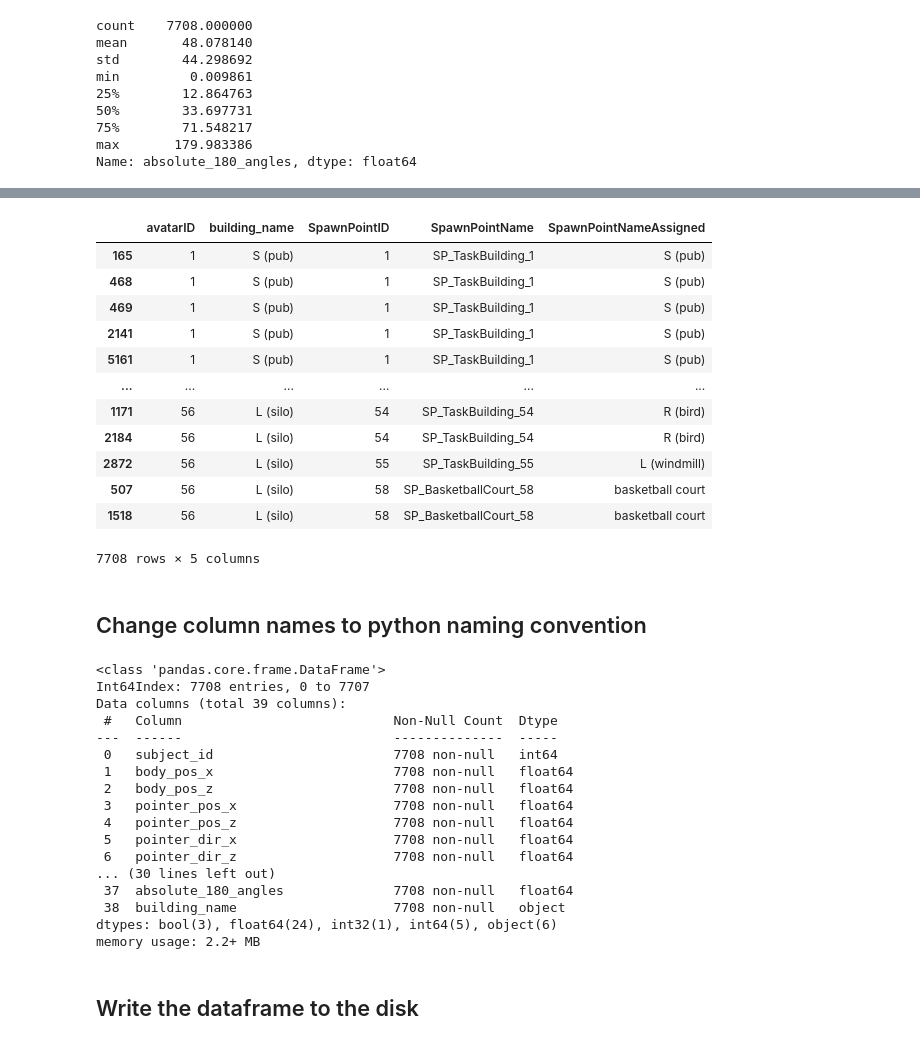
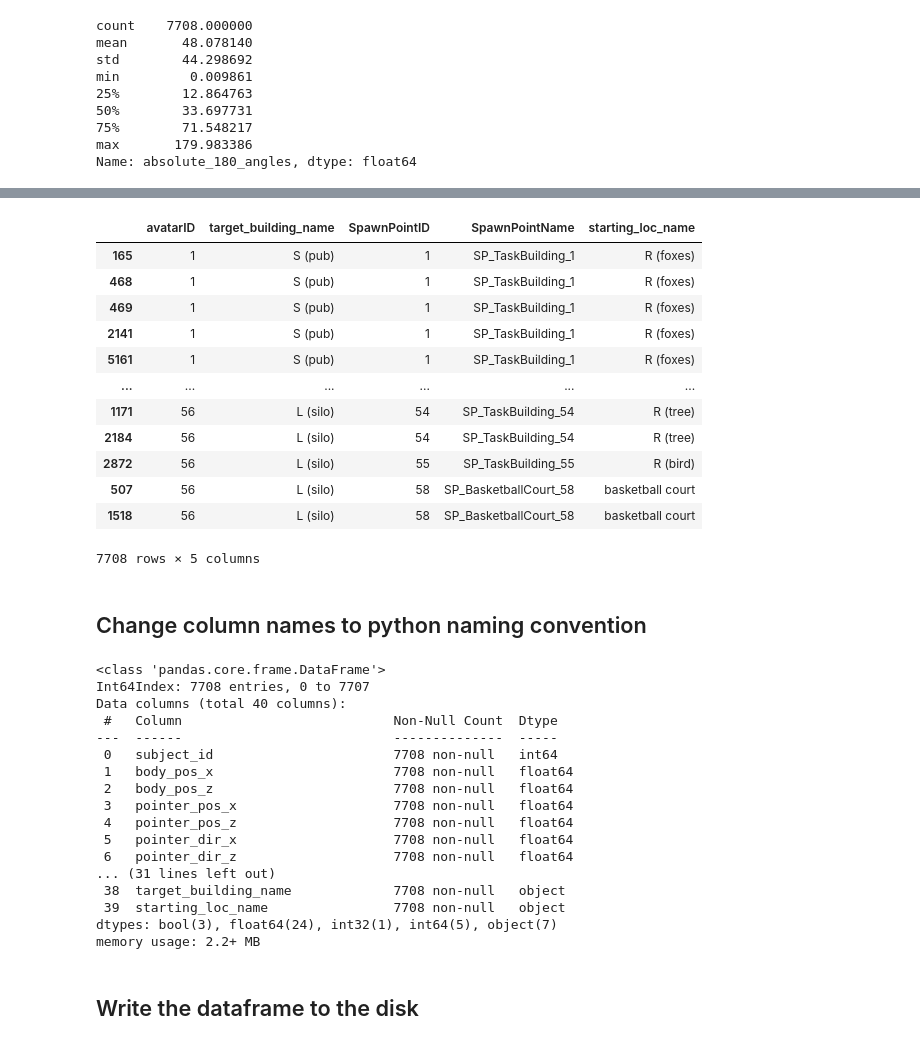
Before and after one commit to nora-maleki/humanA-pointing-task-analysis, a Jupyter notebook: analyses/01_main/01_preprocessing.ipynb, the cells around one changed output, grey strips where cells are left out. Saved outputs shown, nothing was run; the diff lists cells and outputs as text; code cells hidden in the pictures.

Commit message:
mapped target building and starting location ids to the place name

```diff
--- a/analyses/01_main/01_preprocessing.ipynb
+++ b/analyses/01_main/01_preprocessing.ipynb
@@ -707,22 +690,22 @@ a
 # %%
-name_dict = dict(zip(avatar_info.AvatarID, avatar_info.PlaceName))
+name_dict_ha = dict(zip(avatar_info.AvatarID, avatar_info.PlaceName))
+name_dict_sl = dict(zip(starting_locations.SpawnPointName, starting_locations.SpawnPointNameMeaningful))
 
-df_cleaned['building_name'] = df_cleaned.avatarID.map(name_dict)
+df_cleaned['target_building_name'] = df_cleaned.avatarID.map(name_dict_ha)
+df_cleaned['starting_loc_name'] = df_cleaned.SpawnPointName.map(name_dict_sl)
 
-df_cleaned['SpawnPointNameAssigned'] = df_cleaned.SpawnPointID.map(name_dict)
-
-df_cleaned[['avatarID', 'building_name', 'SpawnPointID', 'SpawnPointName', 'SpawnPointNameAssigned']].sort_values(['avatarID', 'SpawnPointID'])
+df_cleaned[['avatarID', 'target_building_name', 'SpawnPointID', 'SpawnPointName', 'starting_loc_name']].sort_values(['avatarID', 'SpawnPointID'])
 # %% [output]
-|  | avatarID | building_name | SpawnPointID | SpawnPointName | SpawnPointNameAssigned |
-| 165 | 1 | S (pub) | 1 | SP_TaskBuilding_1 | S (pub) |
-| 468 | 1 | S (pub) | 1 | SP_TaskBuilding_1 | S (pub) |
-| 469 | 1 | S (pub) | 1 | SP_TaskBuilding_1 | S (pub) |
-| 2141 | 1 | S (pub) | 1 | SP_TaskBuilding_1 | S (pub) |
-| 5161 | 1 | S (pub) | 1 | SP_TaskBuilding_1 | S (pub) |
+|  | avatarID | target_building_name | SpawnPointID | SpawnPointName | starting_loc_name |
+| 165 | 1 | S (pub) | 1 | SP_TaskBuilding_1 | R (foxes) |
+| 468 | 1 | S (pub) | 1 | SP_TaskBuilding_1 | R (foxes) |
+| 469 | 1 | S (pub) | 1 | SP_TaskBuilding_1 | R (foxes) |
+| 2141 | 1 | S (pub) | 1 | SP_TaskBuilding_1 | R (foxes) |
+| 5161 | 1 | S (pub) | 1 | SP_TaskBuilding_1 | R (foxes) |
 | ... | ... | ... | ... | ... | ... |
-| 1171 | 56 | L (silo) | 54 | SP_TaskBuilding_54 | R (bird) |
-| 2184 | 56 | L (silo) | 54 | SP_TaskBuilding_54 | R (bird) |
-| 2872 | 56 | L (silo) | 55 | SP_TaskBuilding_55 | L (windmill) |
+| 1171 | 56 | L (silo) | 54 | SP_TaskBuilding_54 | R (tree) |
+| 2184 | 56 | L (silo) | 54 | SP_TaskBuilding_54 | R (tree) |
+| 2872 | 56 | L (silo) | 55 | SP_TaskBuilding_55 | R (bird) |
 | 507 | 56 | L (silo) | 58 | SP_BasketballCourt_58 | basketball court |
 | 1518 | 56 | L (silo) | 58 | SP_BasketballCourt_58 | basketball court |
 7708 rows × 5 columns
@@ -748,7 +731,7 @@ df_cleaned = df_cleaned.rename(columns = {'SubjectID'               : 'subject_i
                                           'BuildingID'              : 'building_id',
                                           'BuildingCenterWorld_x'   : 'building_center_x',
                                           'BuildingCenterWorld_z'   : 'building_center_z',
-                                          'SpawnPointName'          : 'starting_loc_name',
+                                          'SpawnPointName'          : 'starting_loc_unity_name',
                                           'SpawnPointID'            : 'starting_loc_id',
                                           'SpawnPointCenterWorld.x' : 'starting_loc_x',
                                           'SpawnPointCenterWorld.z' : 'starting_loc_z',
@@ -760,7 +743,7 @@ df_cleaned.info()
 # %% [output]
 <class 'pandas.core.frame.DataFrame'>
 Int64Index: 7708 entries, 0 to 7707
-Data columns (total 39 columns):
+Data columns (total 40 columns):
  #   Column                           Non-Null Count  Dtype
 ---  ------                           --------------  -----
  0   subject_id                       7708 non-null   int64
@@ -770,10 +753,10 @@ Data columns (total 39 columns):
  4   pointer_pos_z                    7708 non-null   float64
  5   pointer_dir_x                    7708 non-null   float64
  6   pointer_dir_z                    7708 non-null   float64
-... (30 lines left out)
- 37  absolute_180_angles              7708 non-null   float64
- 38  building_name                    7708 non-null   object
-dtypes: bool(3), float64(24), int32(1), int64(5), object(6)
+... (31 lines left out)
+ 38  target_building_name             7708 non-null   object
+ 39  starting_loc_name                7708 non-null   object
+dtypes: bool(3), float64(24), int32(1), int64(5), object(7)
 memory usage: 2.2+ MB
 # %% [markdown]
 ## Write the dataframe to the disk
```
Also changed, not shown: parts of 5 cells of this notebook.
